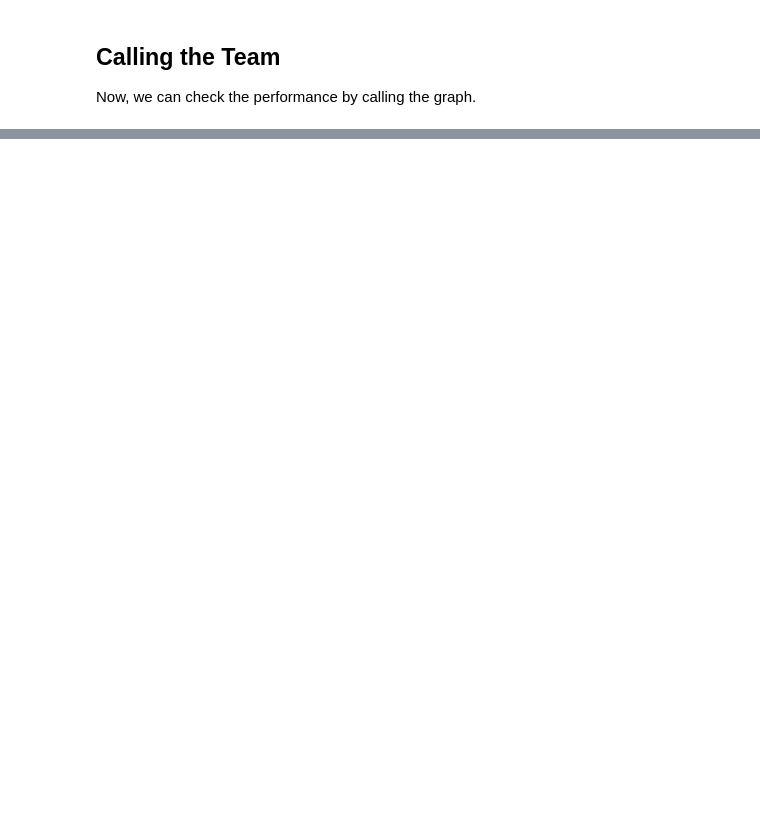
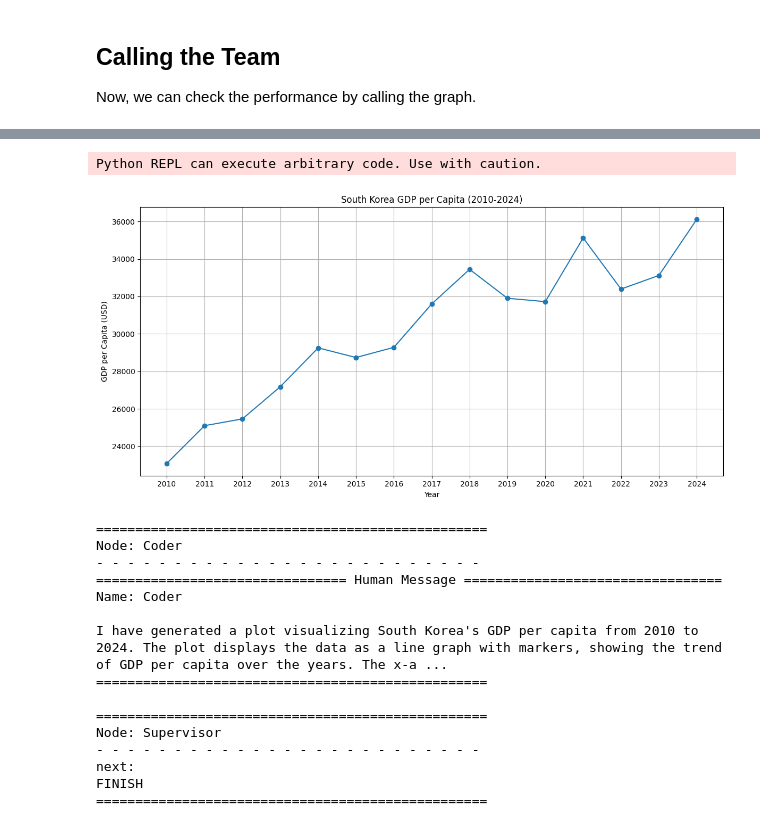
Before and after one commit to anshupandey/B6_GAAP_GCP, a Jupyter notebook: code14_LangGraph_Multi_Agent_Collaboration.ipynb, the cells around one changed output, grey strips where cells are left out. Cells and saved outputs as stored; diff of their text form; code cells hidden in the pictures; blank space fills up the shorter version.

```diff
--- a/code14_LangGraph_Multi_Agent_Collaboration.ipynb
+++ b/code14_LangGraph_Multi_Agent_Collaboration.ipynb
@@ -672,10 +703,10 @@ Now, we can check the performance by calling the graph.
 import uuid
 
 from langchain_core.runnables import RunnableConfig
-from langchain_opentutorial.messages import invoke_graph
+#from langchain_opentutorial.messages import invoke_graph
 
 # Set config (recursion limit, thread_id)
-config = RunnableConfig(recursion_limit=25, configurable={"thread_id": str(uuid.uuid4())})
+config = RunnableConfig(recursion_limit=20, configurable={"thread_id": str(uuid.uuid4())})
 
 # Set input (question)
 inputs = {
@@ -687,4 +718,5 @@ inputs = {
 }
 
 # Run the graph
-invoke_graph(graph, inputs, config)
+#invoke_graph(graph, inputs, config)
+node_names = ['Supervisor','Coder','Researcher']
@@ -743,0 +723,46 @@ FINISH
+# %%
+ def format_namespace(namespace):
+        return namespace[-1].split(":")[0] if len(namespace) > 0 else "root graph"
+# %%
+for namespace, chunk in graph.stream(
+        inputs, config, stream_mode="updates", subgraphs=True
+    ):
+        for node_name, node_chunk in chunk.items():
+            # node_names
+            if len(node_names) > 0 and node_name not in node_names:
+                continue
+
+
+            else:
+                print("\n" + "=" * 50)
+                formatted_namespace = format_namespace(namespace)
+                if formatted_namespace == "root graph":
+                    print(f"Node: \033[1;36m{node_name}\033[0m")
+                else:
+                    print(
+                        f"Node: \033[1;36m{node_name}\033[0m in [\033[1;33m{formatted_namespace}\033[0m]"
+                    )
+                print("- " * 25)
+
+
+                if isinstance(node_chunk, dict):
+                    for k, v in node_chunk.items():
+                        if isinstance(v, BaseMessage):
+                            v.pretty_print()
+                        elif isinstance(v, list):
+                            for list_item in v:
+                                if isinstance(list_item, BaseMessage):
+                                    list_item.pretty_print()
+                                else:
+                                    print(list_item)
+                        elif isinstance(v, dict):
+                            for node_chunk_key, node_chunk_value in node_chunk.items():
+                                print(f"{node_chunk_key}:\n{node_chunk_value}")
+                        else:
+                            print(f"\033[1;32m{k}\033[0m:\n{v}")
+                else:
+                    if node_chunk is not None:
+                        for item in node_chunk:
+                            print(item)
+                print("=" * 50)
+# %% [output]
@@ -743,0 +786,17 @@ FINISH
+Python REPL can execute arbitrary code. Use with caution.
+[figure, added]
+==================================================
+Node: Coder
+- - - - - - - - - - - - - - - - - - - - - - - - -
+================================ Human Message =================================
+Name: Coder
+
+I have generated a plot visualizing South Korea's GDP per capita from 2010 to 2024. The plot displays the data as a line graph with markers, showing the trend of GDP per capita over the years. The x-a ...
+==================================================
+
+==================================================
+Node: Supervisor
+- - - - - - - - - - - - - - - - - - - - - - - - -
+next:
+FINISH
+==================================================
```
Also changed, not shown: parts of 15 cells of this notebook.
